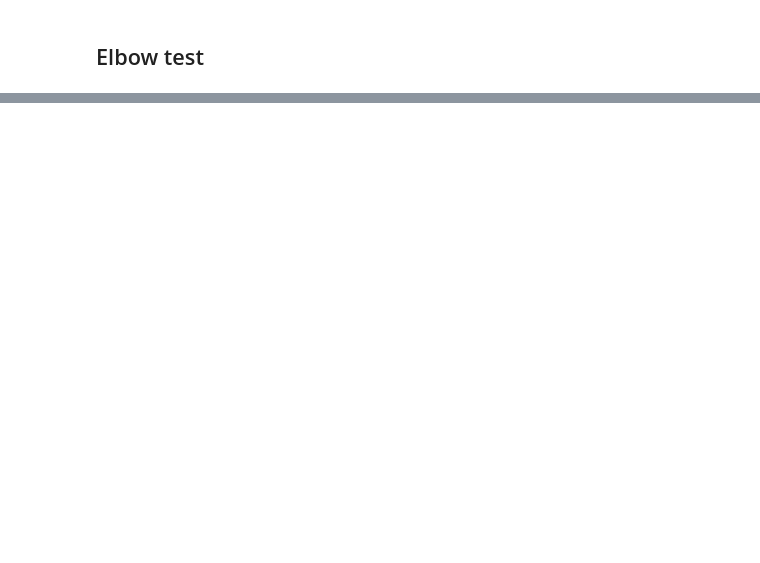
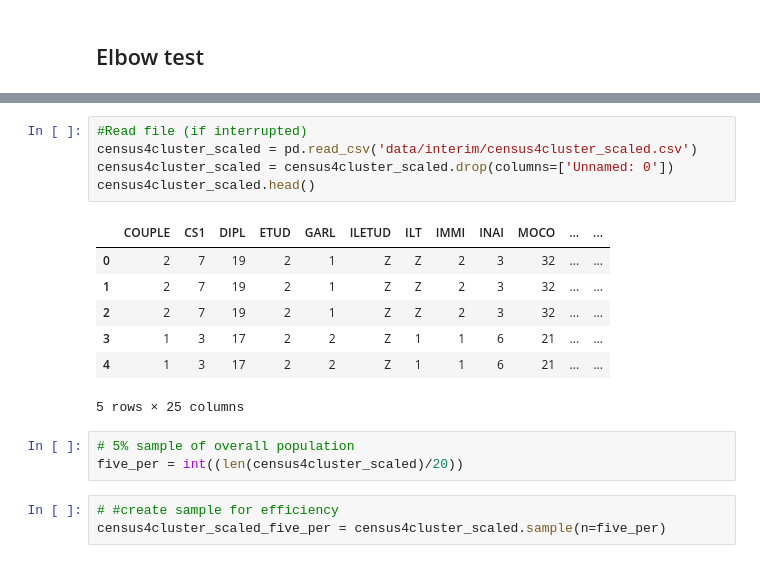
Before and after one commit to TjarkGall/proto-persona-clustering, a Jupyter notebook: cluster process/01_cluster process.ipynb, the cells around one changed output, grey strips where cells are left out. Saved outputs shown, nothing was run; the diff lists cells and outputs as text; blank space fills up the shorter version.

Commit message:
updated clustering process with 5% sample

```diff
--- a/cluster process/01_cluster process.ipynb
+++ b/cluster process/01_cluster process.ipynb
@@ -220,0 +208,19 @@ census4cluster_scaled['cluster'] = clusters
+# %%
+#Read file (if interrupted)
+census4cluster_scaled = pd.read_csv('data/interim/census4cluster_scaled.csv')
+census4cluster_scaled = census4cluster_scaled.drop(columns=['Unnamed: 0'])
+census4cluster_scaled.head()
+# %% [output]
+|  | COUPLE | CS1 | DIPL | ETUD | GARL | ILETUD | ILT | IMMI | INAI | MOCO | ... | ... |
+| 0 | 2 | 7 | 19 | 2 | 1 | Z | Z | 2 | 3 | 32 | ... | ... |
+| 1 | 2 | 7 | 19 | 2 | 1 | Z | Z | 2 | 3 | 32 | ... | ... |
+| 2 | 2 | 7 | 19 | 2 | 1 | Z | Z | 2 | 3 | 32 | ... | ... |
+| 3 | 1 | 3 | 17 | 2 | 2 | Z | 1 | 1 | 6 | 21 | ... | ... |
+| 4 | 1 | 3 | 17 | 2 | 2 | Z | 1 | 1 | 6 | 21 | ... | ... |
+5 rows × 25 columns
+# %%
+# 5% sample of overall population
+five_per = int((len(census4cluster_scaled)/20))
+# %%
+# #create sample for efficiency
+census4cluster_scaled_five_per = census4cluster_scaled.sample(n=five_per)
```
Also changed, not shown: parts of 29 cells of this notebook.
